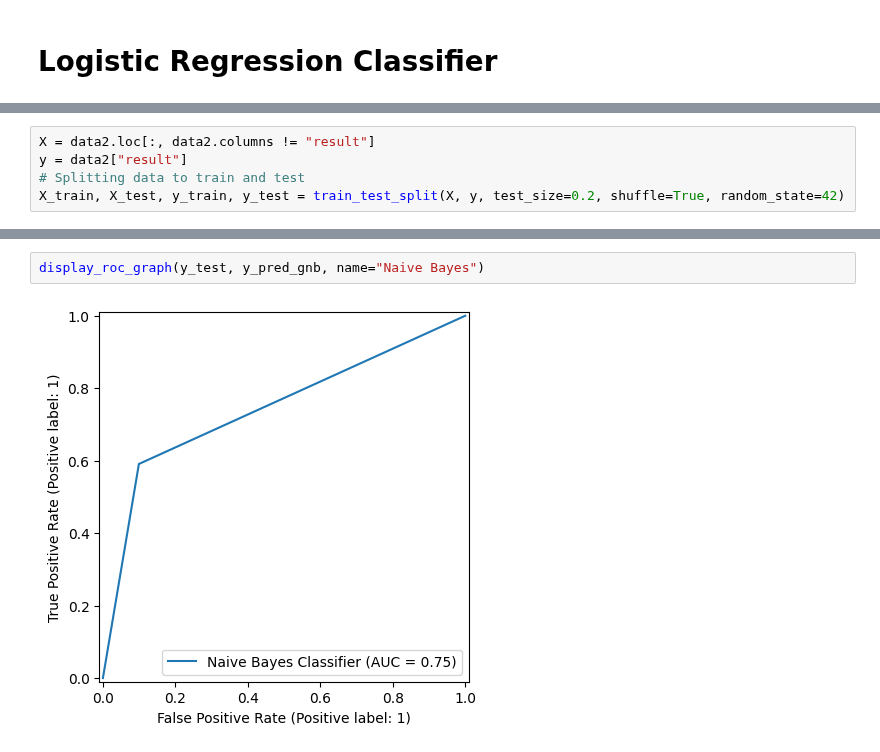
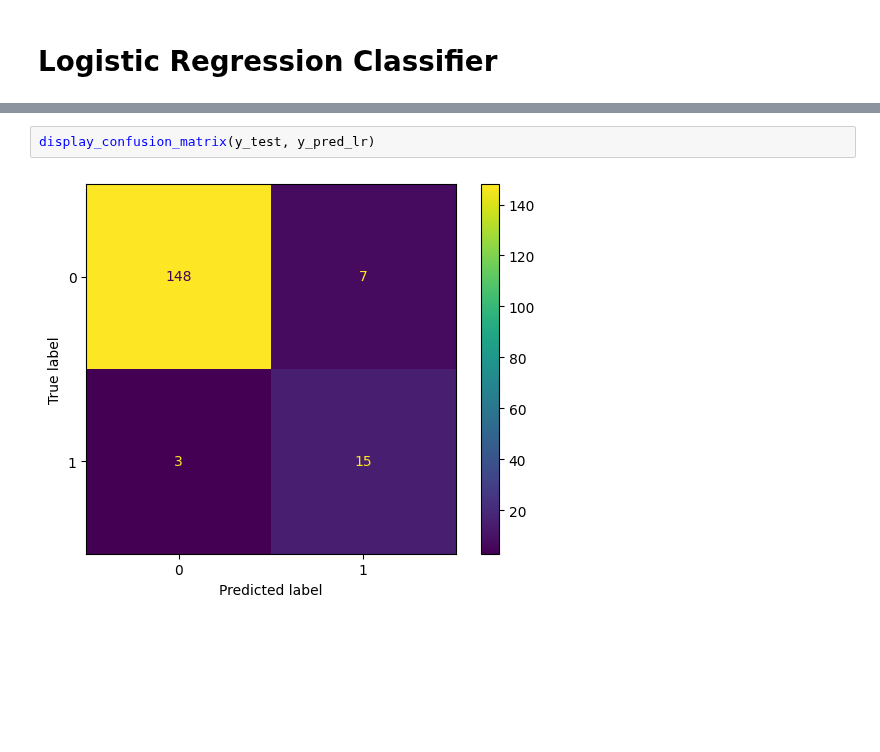
Before and after one commit to mohamedrezk122/covid-19-outcome-prediction, a Jupyter notebook: analysis.ipynb, the cells around one changed output, grey strips where cells are left out. Cells and saved outputs as stored; diff of their text form; blank space fills up the shorter version.

```diff
--- a/analysis.ipynb
+++ b/analysis.ipynb
@@ -304,5 +299,0 @@ data2.drop(columns=["symptom5"], inplace=True)
-# %%
-X = data2.loc[:, data2.columns != "result"]
-y = data2["result"]
-# Splitting data to train and test
-X_train, X_test, y_train, y_test = train_test_split(X, y, test_size=0.2, shuffle=True, random_state=42)
@@ -344,4 +300,4 @@ display_confusion_matrix(y_test, y_pred_gnb)
-# %%
-display_roc_graph(y_test, y_pred_gnb, name="Naive Bayes")
-# %% [output]
-[figure, removed]
+# %%
+display_confusion_matrix(y_test, y_pred_lr)
+# %% [output]
+[figure, added]
```
Also changed, not shown: parts of 41 cells of this notebook.
